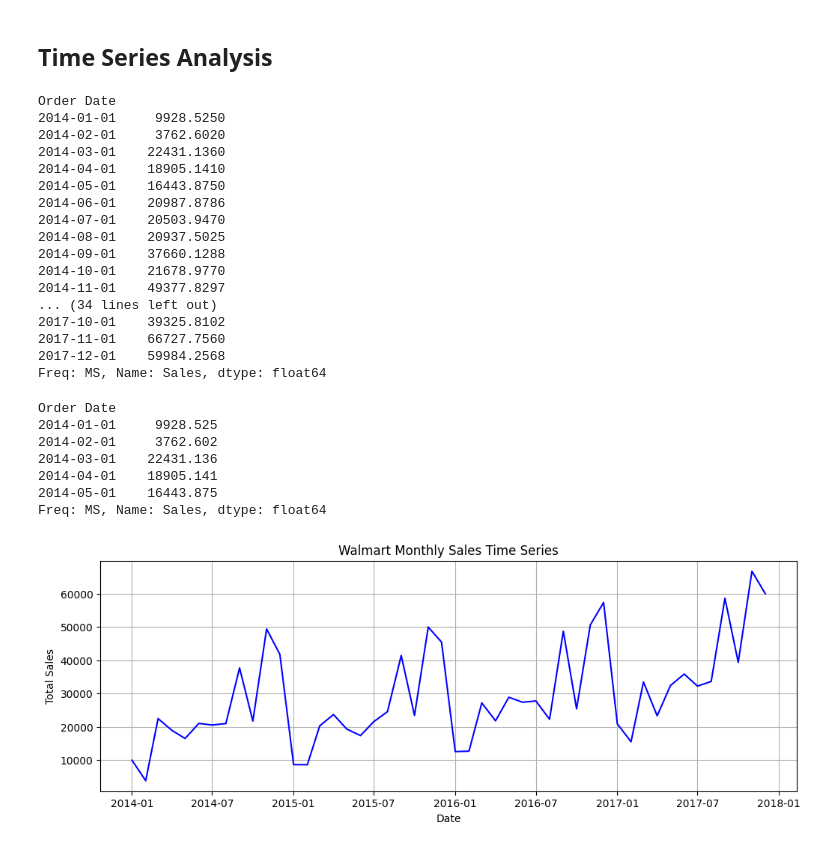
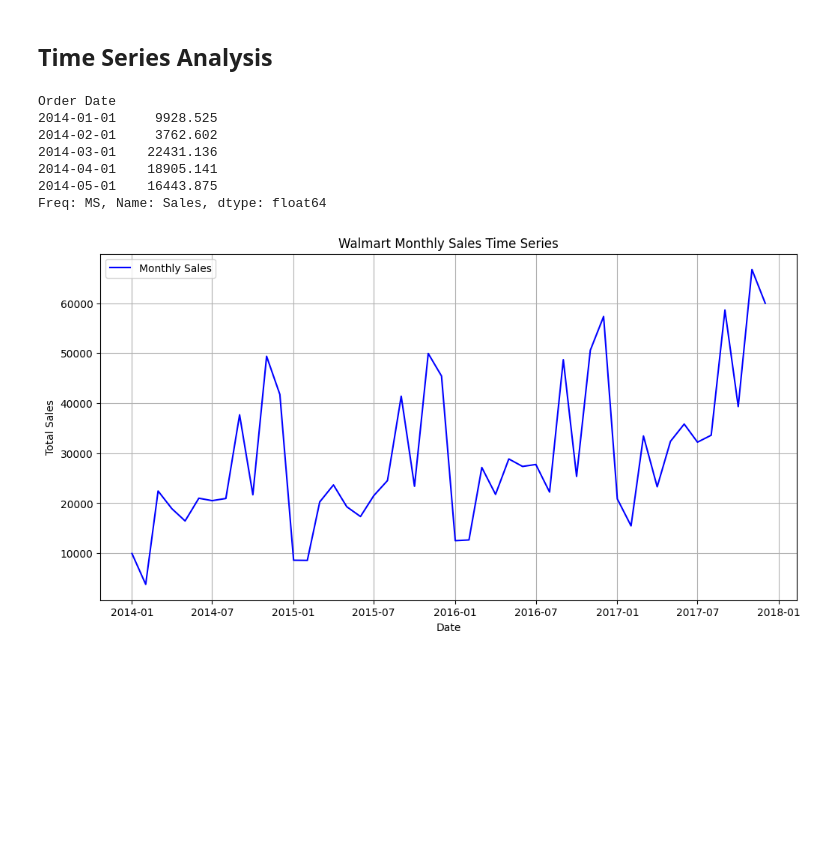
Before and after one commit to Mostafa-Mortada/Walmart-Sales-Data-Analysis, a Jupyter notebook: walmart_sales_Final.ipynb, the cells around one changed output. Saved outputs shown, nothing was run; the diff lists cells and outputs as text; code cells hidden in the pictures; blank space fills up the shorter version.

```diff
--- a/walmart_sales_Final.ipynb
+++ b/walmart_sales_Final.ipynb
@@ -1124,50 +1124,31 @@ R2   : 0.8468
 # %% [markdown]
 ## Time Series Analysis
 # %%
+# Import Time Series libraries
 from statsmodels.tsa.stattools import adfuller
 from statsmodels.graphics.tsaplots import plot_acf, plot_pacf
 from statsmodels.tsa.arima.model import ARIMA
 
-# Group sales by month (start of month) and sum
 monthly_sales = df.set_index('Order Date')['Sales'].resample('MS').sum()
 
-print(monthly_sales)
-
 monthly_sales.head()
 # %% [output]
 Order Date
-2014-01-01     9928.5250
-2014-02-01     3762.6020
-2014-03-01    22431.1360
-2014-04-01    18905.1410
-2014-05-01    16443.8750
-2014-06-01    20987.8786
-2014-07-01    20503.9470
-2014-08-01    20937.5025
-2014-09-01    37660.1288
-2014-10-01    21678.9770
-2014-11-01    49377.8297
-... (34 lines left out)
-2017-10-01    39325.8102
-2017-11-01    66727.7560
-2017-12-01    59984.2568
+2014-01-01     9928.525
+2014-02-01     3762.602
+2014-03-01    22431.136
+2014-04-01    18905.141
+2014-05-01    16443.875
 Freq: MS, Name: Sales, dtype: float64
-Order Date
-2014-01-01     9928.525
-2014-02-01     3762.602
-2014-03-01    22431.136
-2014-04-01    18905.141
-2014-05-01    16443.875
-Freq: MS, Name: Sales, dtype: float64
 # %%
-# Visualize the time series
-plt.figure(figsize=(12, 4))
+# Step 1: Visualize the time series
+plt.figure(figsize=(12, 6))
 plt.plot(monthly_sales.index, monthly_sales.values, label='Monthly Sales', color='blue')
 plt.title('Walmart Monthly Sales Time Series')
 plt.xlabel('Date')
 plt.ylabel('Total Sales')
-# plt.legend(loc='best')
+plt.legend(loc='best')
 plt.grid(True)
 plt.show()
 # %% [output]
-[figure, old version]
+[figure, new version]
```
Also changed, not shown: parts of 5 cells of this notebook.
